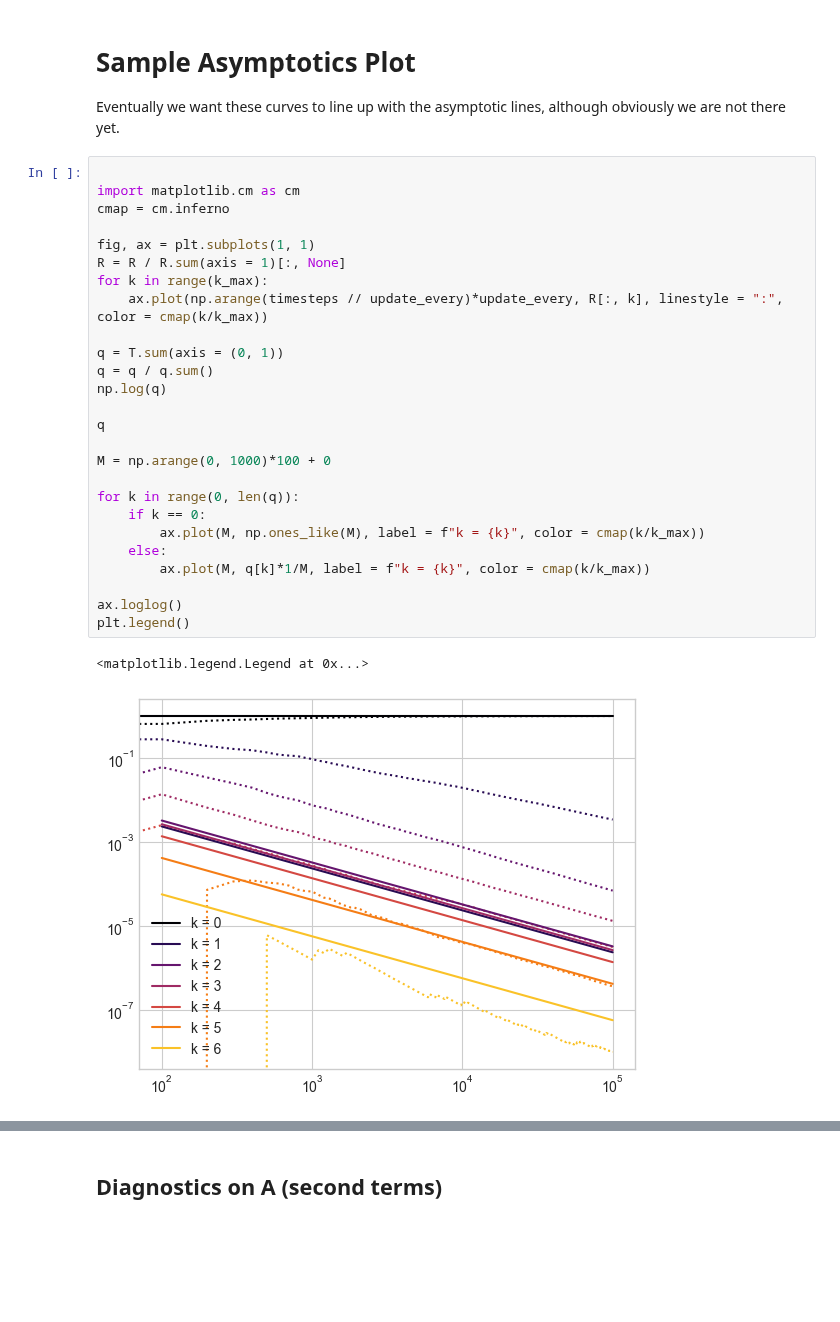
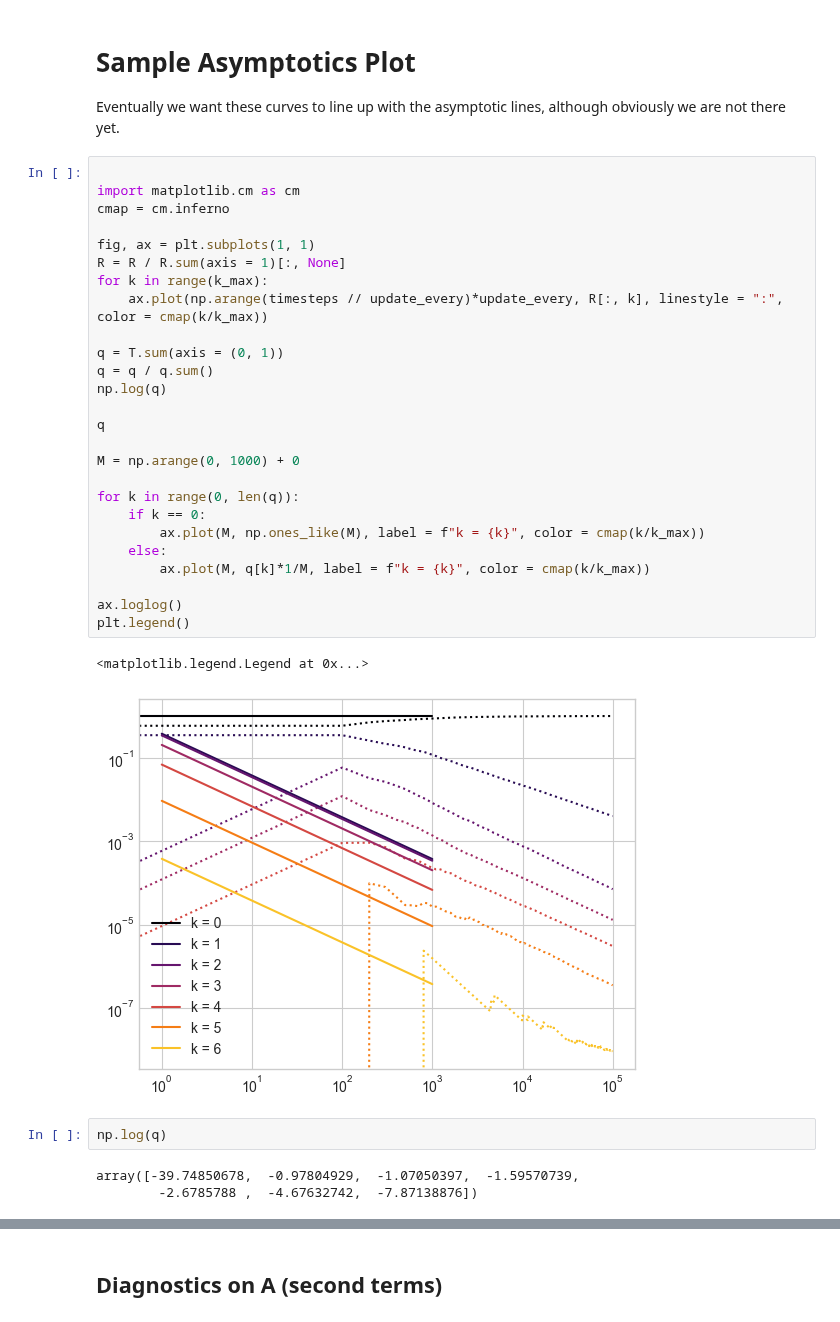
Before and after one commit to hexie1995/HyperGraph, a Jupyter notebook: code/analytic-intersections.ipynb, the cells around one changed output, grey strips where cells are left out. Saved outputs shown, nothing was run; the diff lists cells and outputs as text; blank space fills up the shorter version.

```diff
--- a/code/analytic-intersections.ipynb
+++ b/code/analytic-intersections.ipynb
@@ -151,29 +152,34 @@ Eventually we want these curves to line up with the asymptotic lines, although o
 # %%
 
 import matplotlib.cm as cm
 cmap = cm.inferno
 
 fig, ax = plt.subplots(1, 1)
 R = R / R.sum(axis = 1)[:, None]
 for k in range(k_max):
     ax.plot(np.arange(timesteps // update_every)*update_every, R[:, k], linestyle = ":", color = cmap(k/k_max))
 
 q = T.sum(axis = (0, 1))
 q = q / q.sum()
 np.log(q)
 
 q
 
-M = np.arange(0, 1000)*100 + 0
+M = np.arange(0, 1000) + 0
 
 for k in range(0, len(q)):
     if k == 0:
         ax.plot(M, np.ones_like(M), label = f"k = {k}", color = cmap(k/k_max))
     else:
         ax.plot(M, q[k]*1/M, label = f"k = {k}", color = cmap(k/k_max))
 
 ax.loglog()
 plt.legend()
 # %% [output]
 <matplotlib.legend.Legend at 0x...>
-[figure, old version]
+[figure, new version]
+# %%
+np.log(q)
+# %% [output]
+array([-39.74850678,  -0.97804929,  -1.07050397,  -1.59570739,
+        -2.6785788 ,  -4.67632742,  -7.87138876])
```
Also changed, not shown: parts of 11 cells of this notebook, 1 other file.
